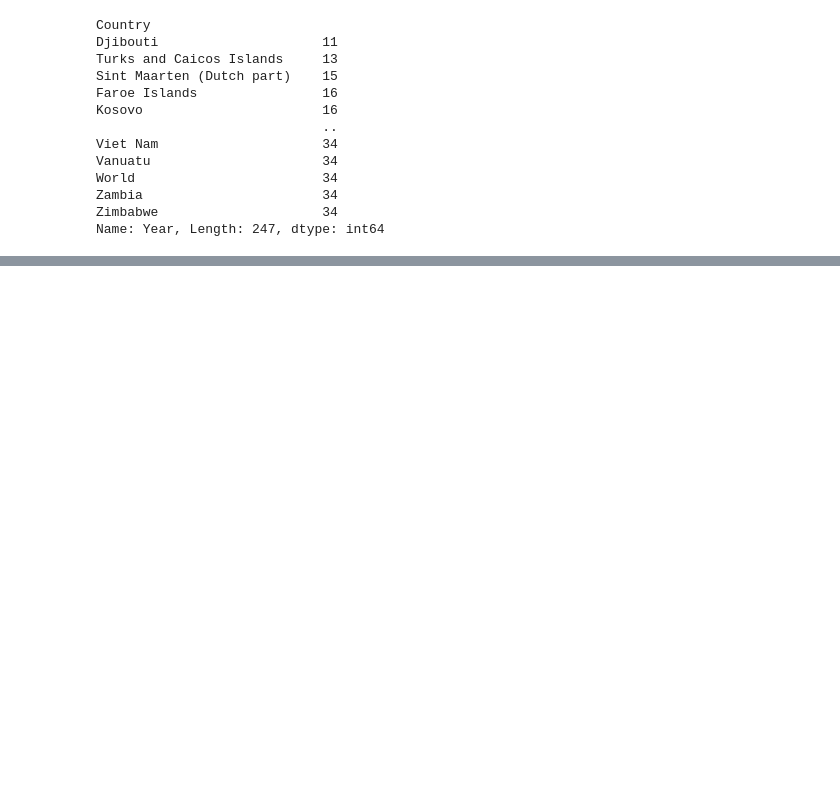
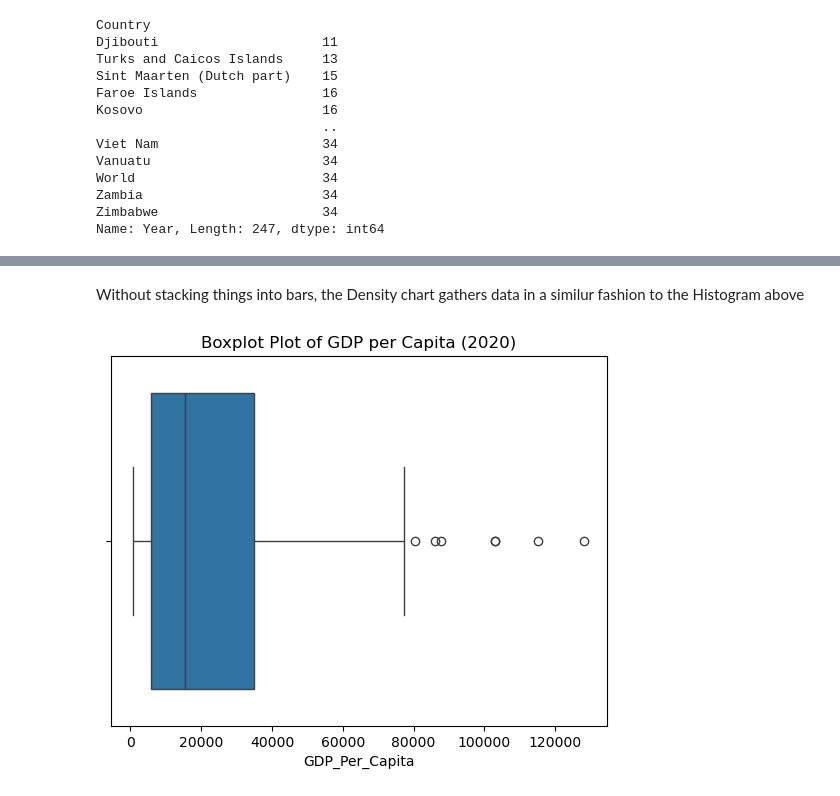
Before and after one commit to NSS-Data-Analytics-Cohort-16/da16-python-gdp-and-internet-use-analysis-MatthewRitchey, a Jupyter notebook: notebooks/gdp_per_capita.ipynb, the cells around one changed output, grey strips where cells are left out. Cells and saved outputs as stored; diff of their text form; code cells hidden in the pictures; blank space fills up the shorter version.

```diff
--- a/notebooks/gdp_per_capita.ipynb
+++ b/notebooks/gdp_per_capita.ipynb
@@ -92,0 +168,8 @@ Name: Year, Length: 247, dtype: int64
+# %% [markdown]
+Without stacking things into bars, the Density chart gathers data in a similur fashion to the Histogram above
+# %%
+sns.boxplot(x=gdp_2020['GDP_Per_Capita'])
+plt.title("Boxplot Plot of GDP per Capita (2020)")
+plt.show()
+# %% [output]
+[figure, added]
```
Also changed, not shown: parts of 15 cells of this notebook.
